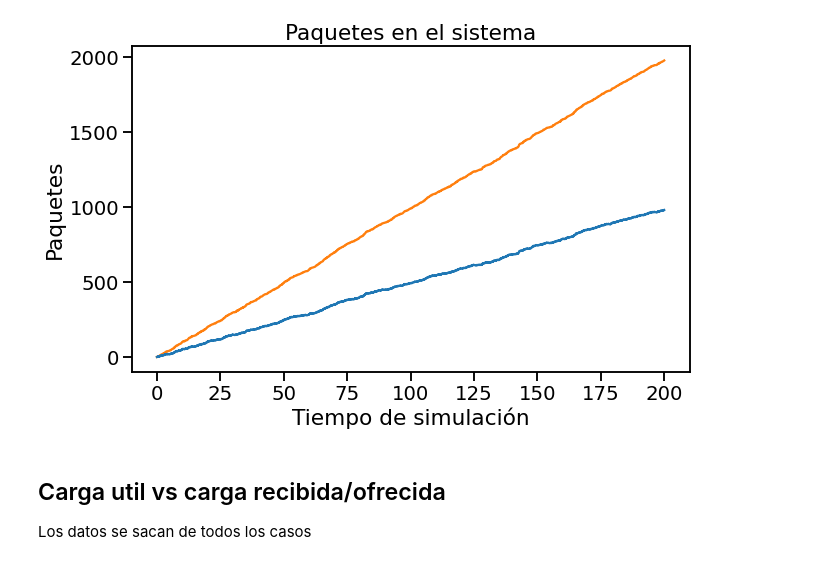
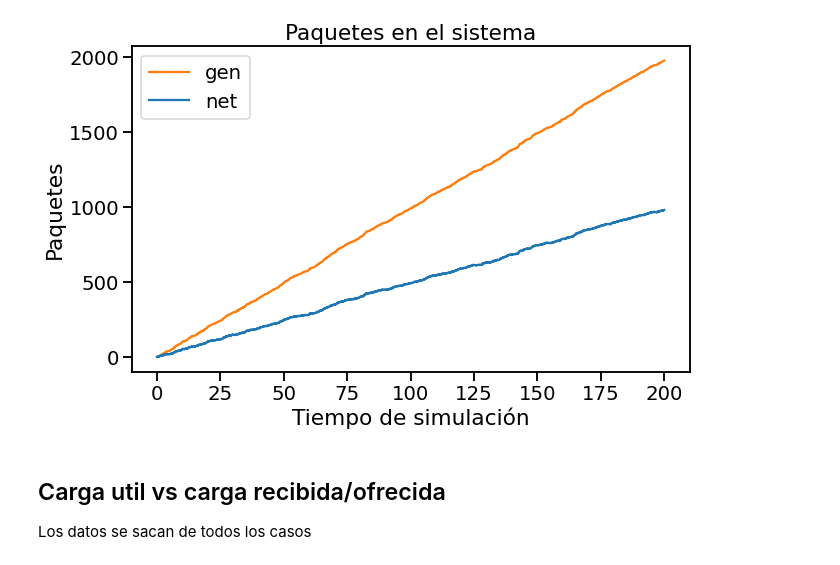
Before and after one commit to Kidmand/Redes-LAB-3, a Jupyter notebook: Notebook-results.ipynb, the cells around one changed output. Cells and saved outputs as stored; diff of their text form; code cells hidden in the pictures.

```diff
--- a/Notebook-results.ipynb
+++ b/Notebook-results.ipynb
@@ -96,34 +106,35 @@ while count_gen < len(time_gen) or count_sink < len(time_sink):
 
 generate_packets = []
 count_gen = 0
 for i in range(0,len(time)):
     if count_gen < len(time_gen) and time_gen[count_gen] <= time[i] :
         generate_packets.append(packets_gen[count_gen])
         count_gen += 1
     else:
         generate_packets.append(packets_gen[count_gen-1])
 
 network_packets = generate_packets.copy()
 count_sink = 0
 sinking_pks = 0
 for i in range(0,len(time)):
     if count_sink < len(time_sink) and time_sink[count_sink] <= time[i]:
         network_packets[i] -= packets_sink[count_sink]
         sinking_pks = packets_sink[count_sink]
         count_sink += 1
     else:
         network_packets[i] -= sinking_pks
 
 # Graficamos el gráfico de líneas
 plt.figure(figsize=(10, 6))
 plt.plot(time, generate_packets, color='tab:orange', label='gen')
 plt.plot(time, network_packets, color='tab:blue', label='net')
 plt.title('Paquetes en el sistema')
 plt.xlabel('Tiempo de simulación')
 plt.ylabel('Paquetes')
+plt.legend()
 plt.show()
 # %% [output]
-[figure, old version]
+[figure, new version]
 # %% [markdown]
 ## Carga util vs carga recibida/ofrecida
 Los datos se sacan de todos los casos
```
Also changed, not shown: parts of 7 cells of this notebook.
